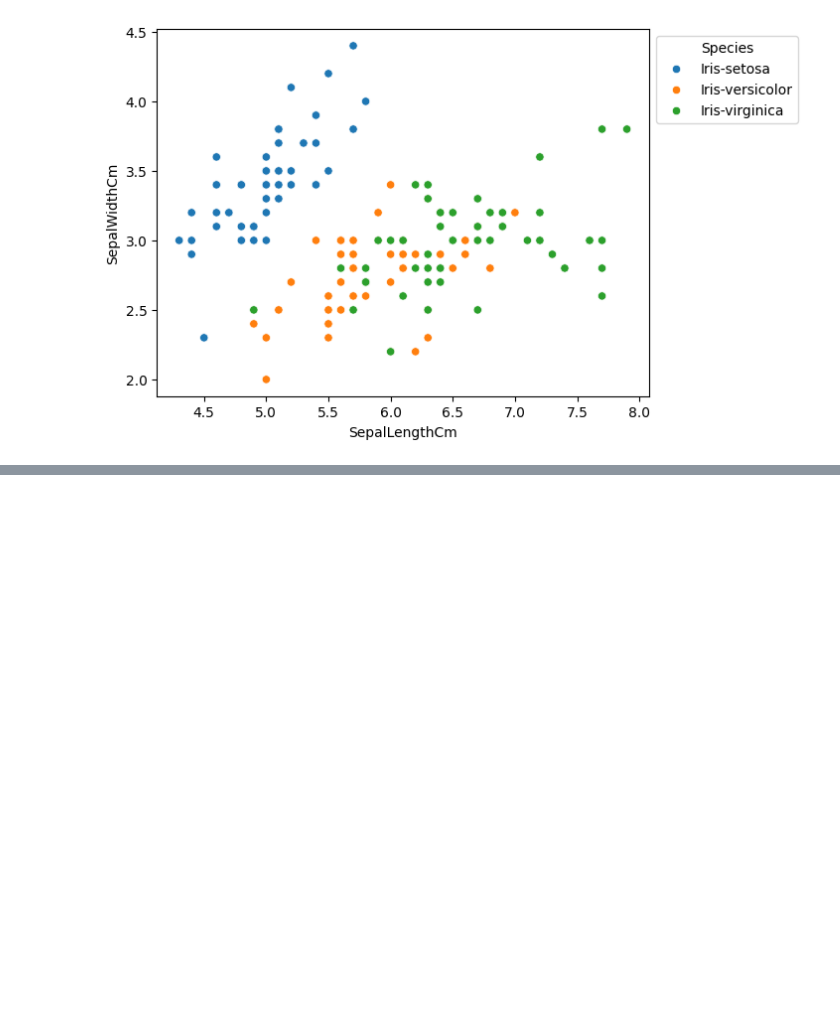
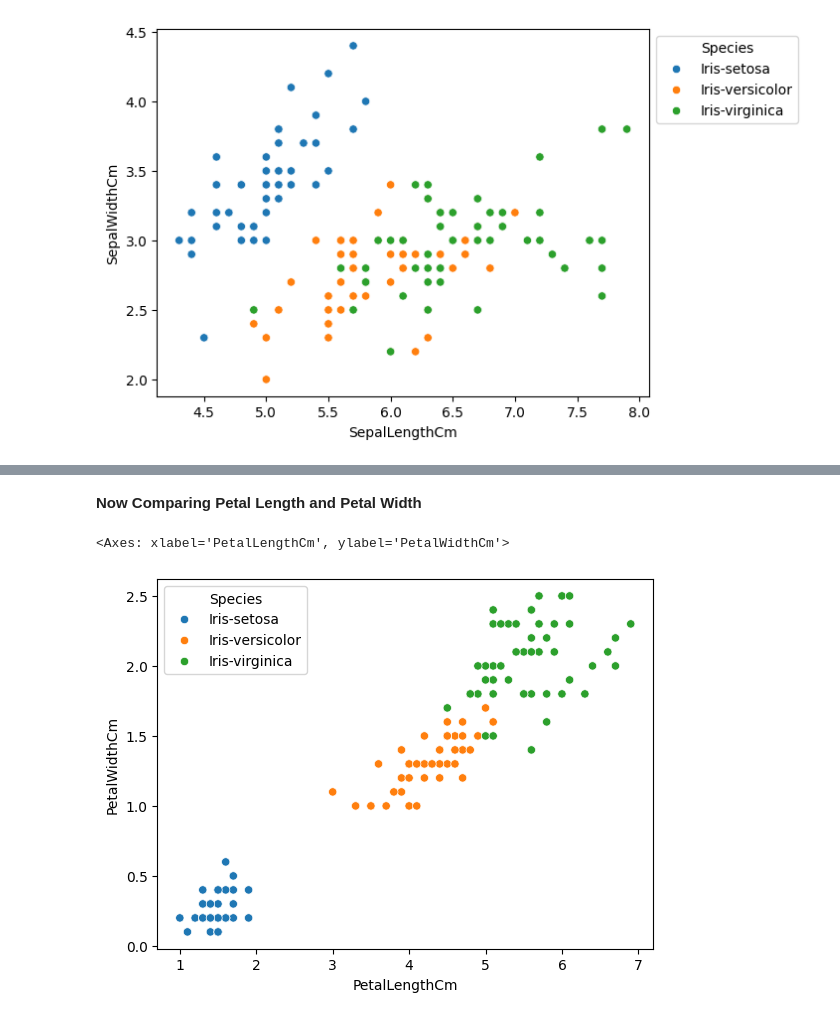
Before and after one commit to codeefy/Machine-Learning-Models, a Jupyter notebook: Linear Regression Model From Scratch/linearregressiononIRIS.ipynb, the cells around one changed output, grey strips where cells are left out. Cells and saved outputs as stored; diff of their text form; code cells hidden in the pictures; blank space fills up the shorter version.

```diff
--- a/Linear Regression Model From Scratch/linearregressiononIRIS.ipynb
+++ b/Linear Regression Model From Scratch/linearregressiononIRIS.ipynb
@@ -110,0 +117,7 @@ plt.show()
+# %% [markdown]
+**Now Comparing Petal Length and Petal Width**
+# %%
+sns.scatterplot(x='PetalLengthCm',y='PetalWidthCm',data=df,hue='Species') # scatter plot for petal length and petal width
+# %% [output]
+<Axes: xlabel='PetalLengthCm', ylabel='PetalWidthCm'>
+[figure, added]
```
Also changed, not shown: parts of 2 cells of this notebook.
